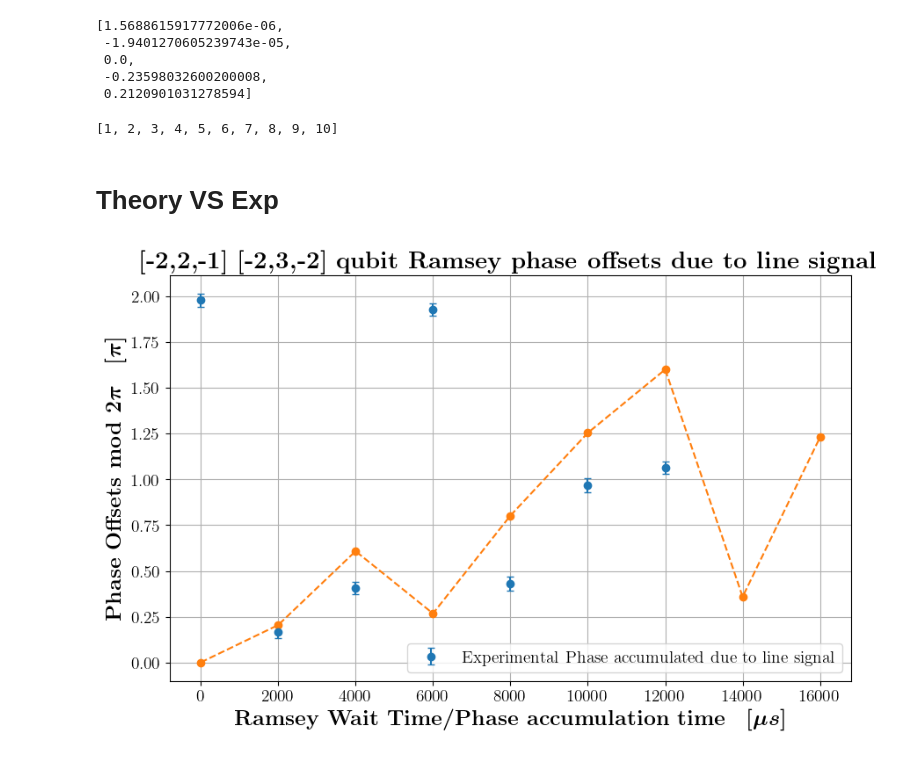
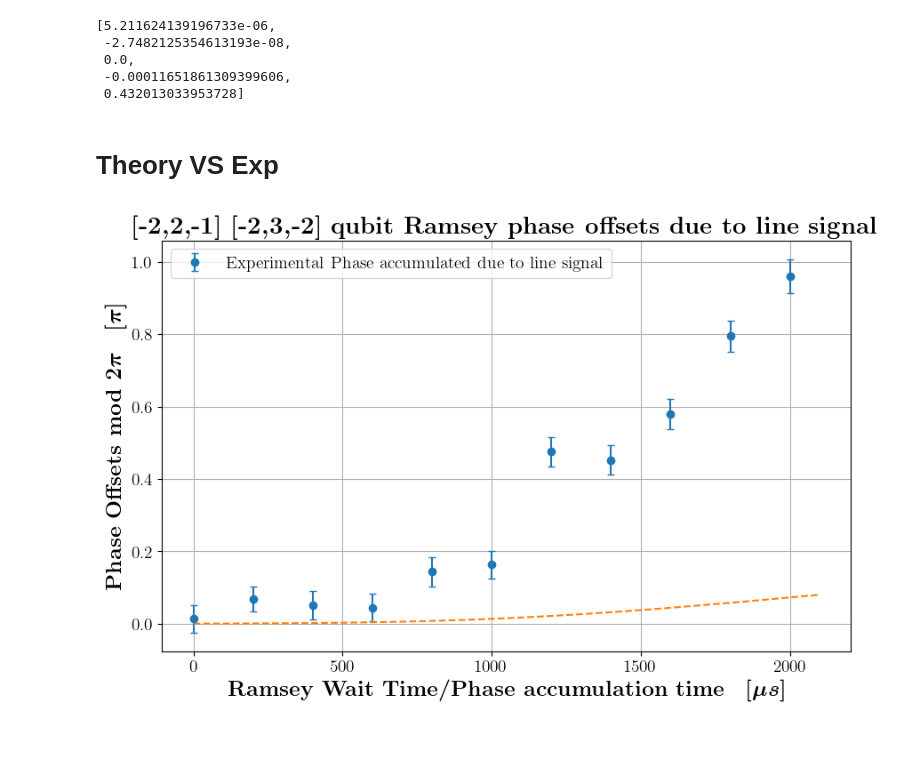
Before and after one commit to GauravTathed/PhD_python_scripts, a Jupyter notebook: LineSignal_charaterization/bussed_ramsey_analysis.ipynb, the cells around one changed output. Cells and saved outputs as stored; diff of their text form; code cells hidden in the pictures.

Commit message:
Line signal Troubleshooting IDK WHATS WRONG

```diff
--- a/LineSignal_charaterization/bussed_ramsey_analysis.ipynb
+++ b/LineSignal_charaterization/bussed_ramsey_analysis.ipynb
@@ -985,24 +944,17 @@ def compute_phases_from_line_fit(
 
     return phases_per_pulse.tolist()
 # %%
-pulse_train = [[-2,2,-1], [-2,3,-2], [0,0,0], [-2,3,-2], [-2,2,-1]]
+pulse_train = [[0,4,1], [0,2,0], [0,0,0], [0,2,0], [0,4,1]]
 
 fractions = [0.5, 1, (np.sin((2000/1e6)*(np.pi/2)))**2, 1, 0.5]
 
-compute_phases_from_line_fit(pulse_train, fractions)
+compute_phases_from_line_fit(pulse_train, fractions, pi_t = [20.64, 33.88, 103.49, 26.25, 32.46])
 # %% [output]
-[1.5688615917772006e-06,
- -1.9401270605239743e-05,
+[5.211624139196733e-06,
+ -2.7482125354613193e-08,
  0.0,
- -0.23598032600200008,
- 0.2120901031278594]
+ -0.00011651861309399606,
+ 0.432013033953728]
-# %%
-y = [1,2,3,4,5,6,7,8,9,10]
-x = y.copy()
-x.append(11)
-print(y)
-# %% [output]
-[1, 2, 3, 4, 5, 6, 7, 8, 9, 10]
 # %% [markdown]
 # Theory VS Exp
 # %%
@@ -1254,10 +1545,13 @@ def compute_phases_from_line_signal(
 # %%
 accm_phase = []
-for i in np.arange(0, 16800, 2000):
-    pulse_train = [[-2,2,-1], [-2,3,-2], [0,0,0],  [-2,3,-2],[-2,2,-1]]
+for i in np.arange(0, 2200, 100):
+    pulse_train = [[0,3,-1], [0,2,0], [0,0,0], [0,2,0], [0,3,-1]]
+    # pulse_train = [[-2,2,-1], [-2,3,-2], [0,0,0], [-2,3,-2], [-2,2,-1]]
     fractions = [0.5,1,(np.sin((i/1e6)*(np.pi/2)))**2,1,0.5]
-    phases = compute_phases_from_line_signal(pulse_train, fractions)
-    accm_phase.append(phases[3]-phases[4])
+    # phases = compute_phases_from_line_signal(pulse_train, fractions, pi_t = [20.64, 33.88, 103.49, 26.25, 32.46])
+    phases, sens = compute_phases_from_line_fit(pulse_train, fractions, pi_t = np.array([20.64, 33.88, 103.49, 26.25, 32.46]))
+
+    accm_phase.append(-phases[3]+phases[4])
 
 phase_mod = np.mod(np.array(accm_phase), 2*np.pi)/np.pi
 # %%
@@ -1276,32 +1570,32 @@ phase_error = data[:, 2]
 # plt.errorbar(
 #     time_us,
 #     phase_over_pi,
 #     yerr=phase_error,
 #     fmt='o',
 #     capsize=3, label='Without Line Signal compensation'
 # )
 
 plt.errorbar(
     fit_wait_times_list,
     np.array(fit_phases_list)/np.pi,
     yerr=np.array(fit_phase_errors_list),
     fmt='o',
     capsize=3, label='Experimental Phase accumulated due to line signal'
 )
 
-plt.plot(np.arange(0, 16800, 2000), phase_mod,'--o')
+plt.plot(np.arange(0, 2200, 100), phase_mod,'--')
 
 # print(fit_wait_times_list)
 # print(fit_phases_list)
 # print(fit_phase_errors_list)
 
 plt.xlabel(r'\boldmath$\textbf{Ramsey Wait Time/Phase accumulation time}\quad [\mu s]$', fontsize=18)
 plt.ylabel(r'\boldmath$\textbf{Phase Offsets mod 2}\pi \quad [\pi]$', fontsize=18)
 plt.title(r'\textbf{[-2,2,-1] [-2,3,-2] qubit Ramsey phase offsets due to line signal}', fontsize=20)
 plt.tick_params(axis='both', which='major', labelsize=14)
 plt.grid()
 # plt.savefig('0_2_0_phase_offsets_for_laser_noise_with_RFSoC.png', dpi=300, bbox_inches="tight")
 legend = plt.legend(fontsize=14)
 plt.show()
 # %% [output]
-[figure, old version]
+[figure, new version]
```
Also changed, not shown: parts of 9 cells of this notebook, 20 other files.
